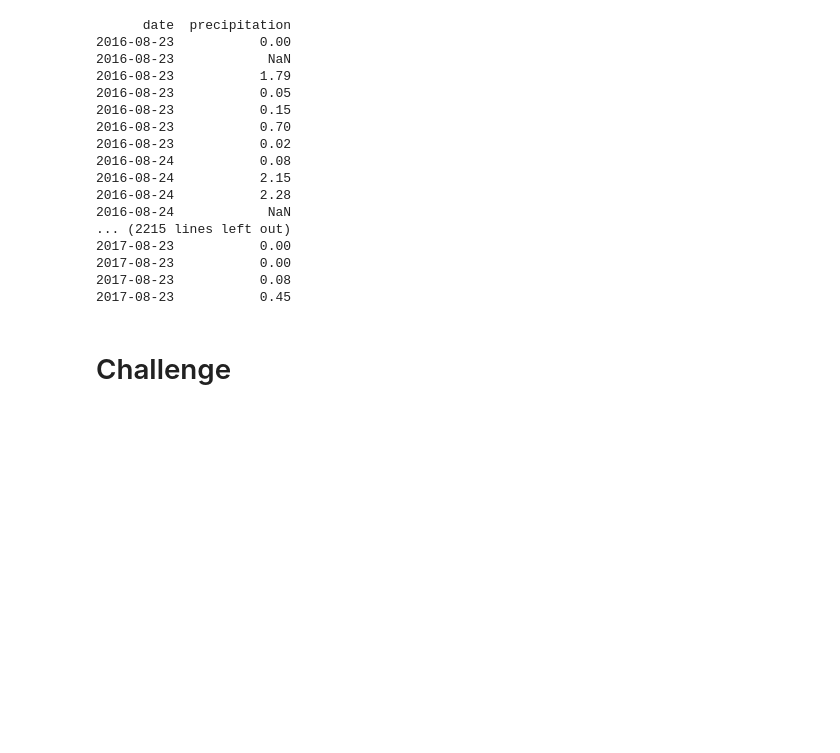
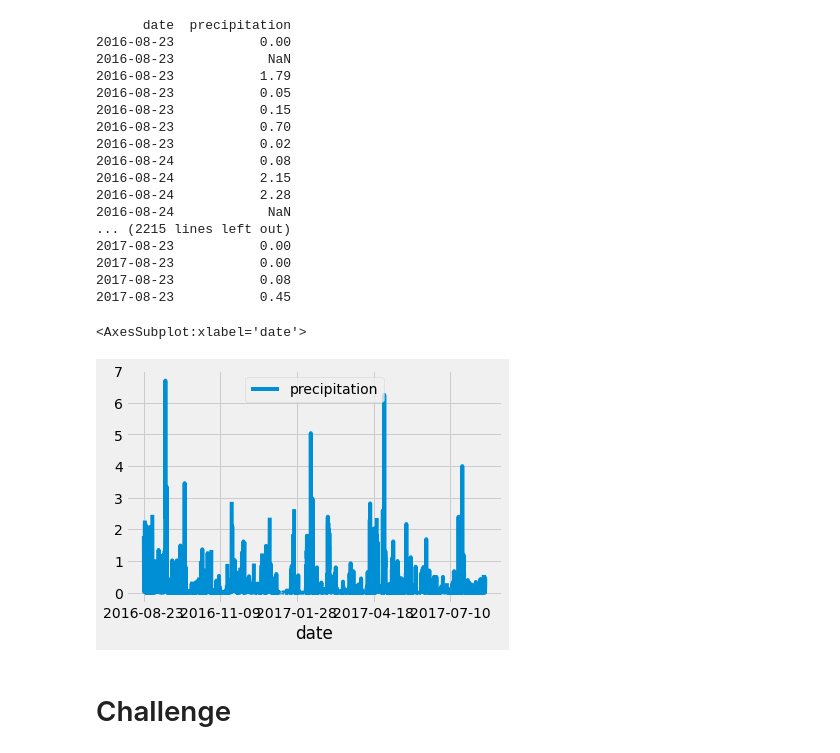
Before and after one commit to Graham2277/surfs_up, a Jupyter notebook: climate_analysis.ipynb, the cells around one changed output. Cells and saved outputs as stored; diff of their text form; code cells hidden in the pictures; blank space fills up the shorter version.

```diff
--- a/climate_analysis.ipynb
+++ b/climate_analysis.ipynb
@@ -76,6 +76,12 @@ print(df.to_string(index=False))
 2017-08-23           0.00
 2017-08-23           0.08
 2017-08-23           0.45
+# %%
+# plot current dataframe
+df.plot()
+# %% [output]
+<AxesSubplot:xlabel='date'>
+[figure, added]
 # %%
 # Use Pandas to calcualte the summary statistics for the precipitation data
 # %%
```
